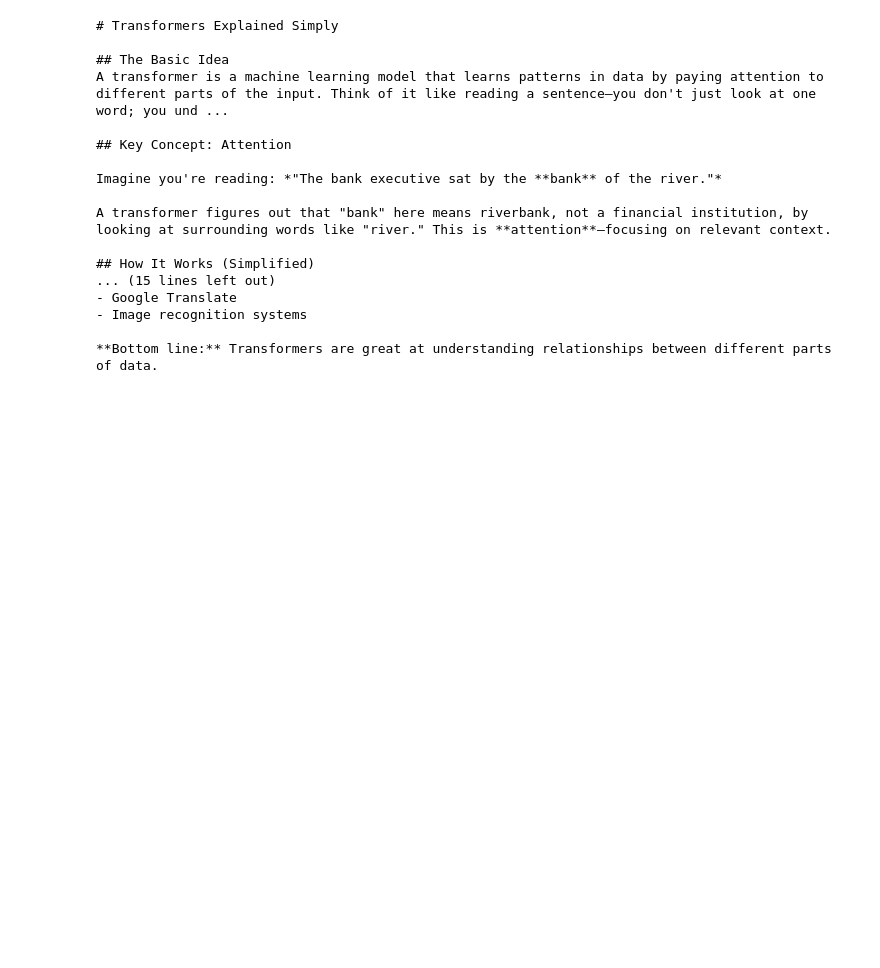
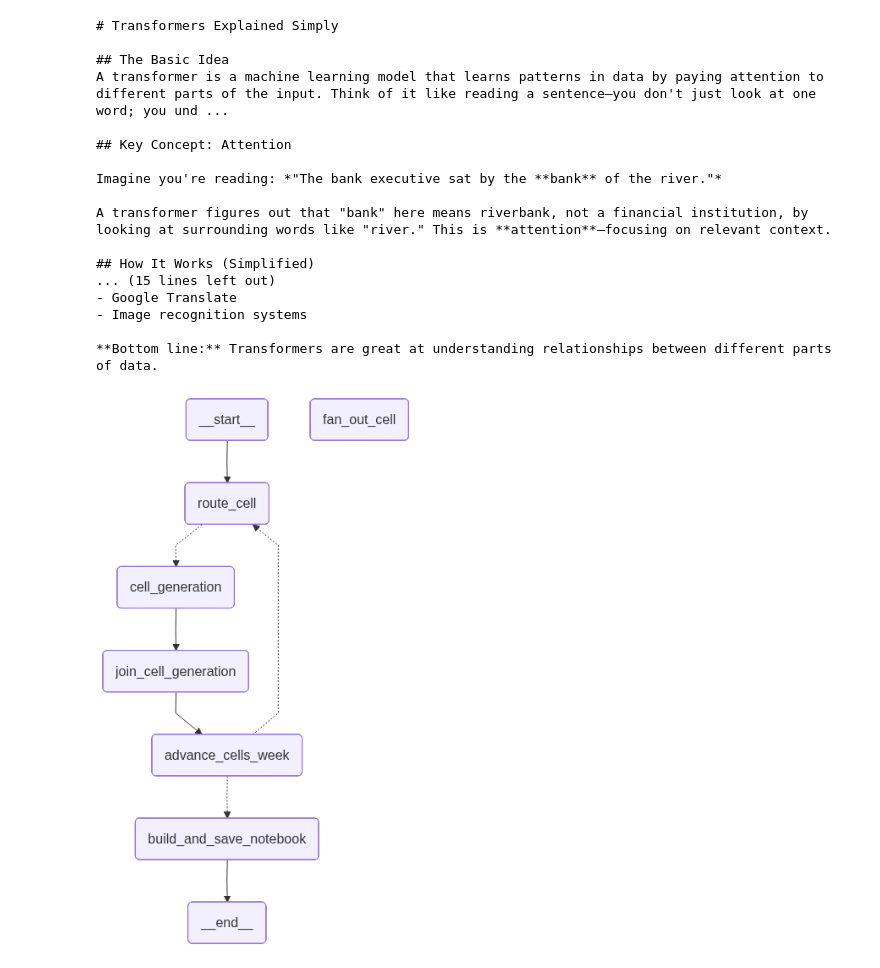
Before and after one commit to ManasT10-14/Lecture2Notebook, a Jupyter notebook: notebooks/scribble.ipynb, the cells around one changed output. Cells and saved outputs as stored; diff of their text form; code cells hidden in the pictures; blank space fills up the shorter version.

```diff
--- a/notebooks/scribble.ipynb
+++ b/notebooks/scribble.ipynb
@@ -214,3 +214,18 @@ A transformer figures out that "bank" here means riverbank, not a financial inst
 - Image recognition systems
 
 **Bottom line:** Transformers are great at understanding relationships between different parts of data.
+# %%
+from typing import TypedDict, List, Dict, Any, Annotated,Optional
+import operator
+
+def resettable_add(old: List[str], new: Optional[List[str]]):
+    if new is None:
+        return []
+    return old + new
+
+class State(TypedDict):
+    current_week: int
+    lessons: Dict[int, List[str]]              # dummy lessons
+    current_week_cell_transcripts: List[str]   # items to fan out
+    lesson_cells: Annotated[Dict[int, Dict[int, Annotated[List[str],operator.add]]], operator.or_]
+    output: Annotated[List[Dict[int,List[str]]],resettable_add]
@@ -216,0 +348,16 @@ A transformer figures out that "bank" here means riverbank, not a financial inst
+# %%
+
+initial_state = {
+    "current_week": 1,
+    "lessons": {
+        1: ["L1", "L2", "L3"],
+        2: ["L4", "L5"],
+    },
+    "lesson_cells": {},
+}
+
+graph = build_graph()
+# %%
+graph
+# %% [output]
+[figure, added]
```
Also changed, not shown: parts of 4 cells of this notebook, 7 other files.
